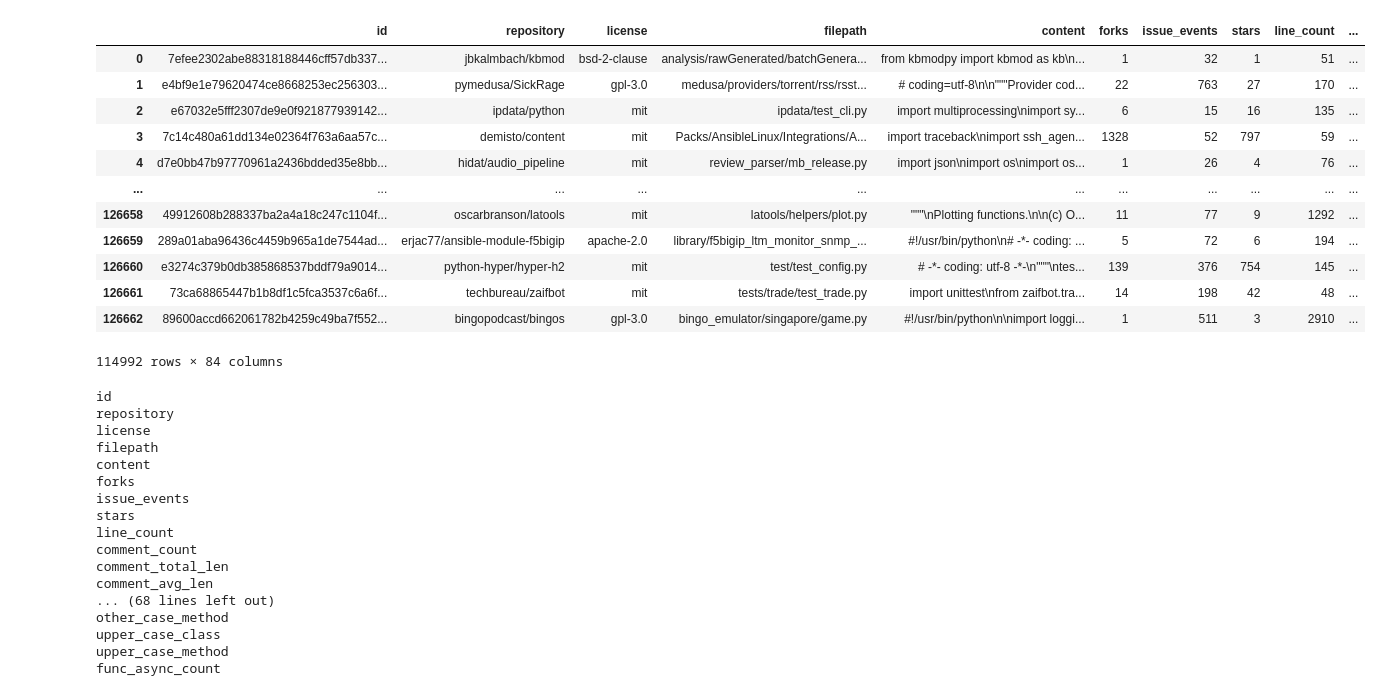
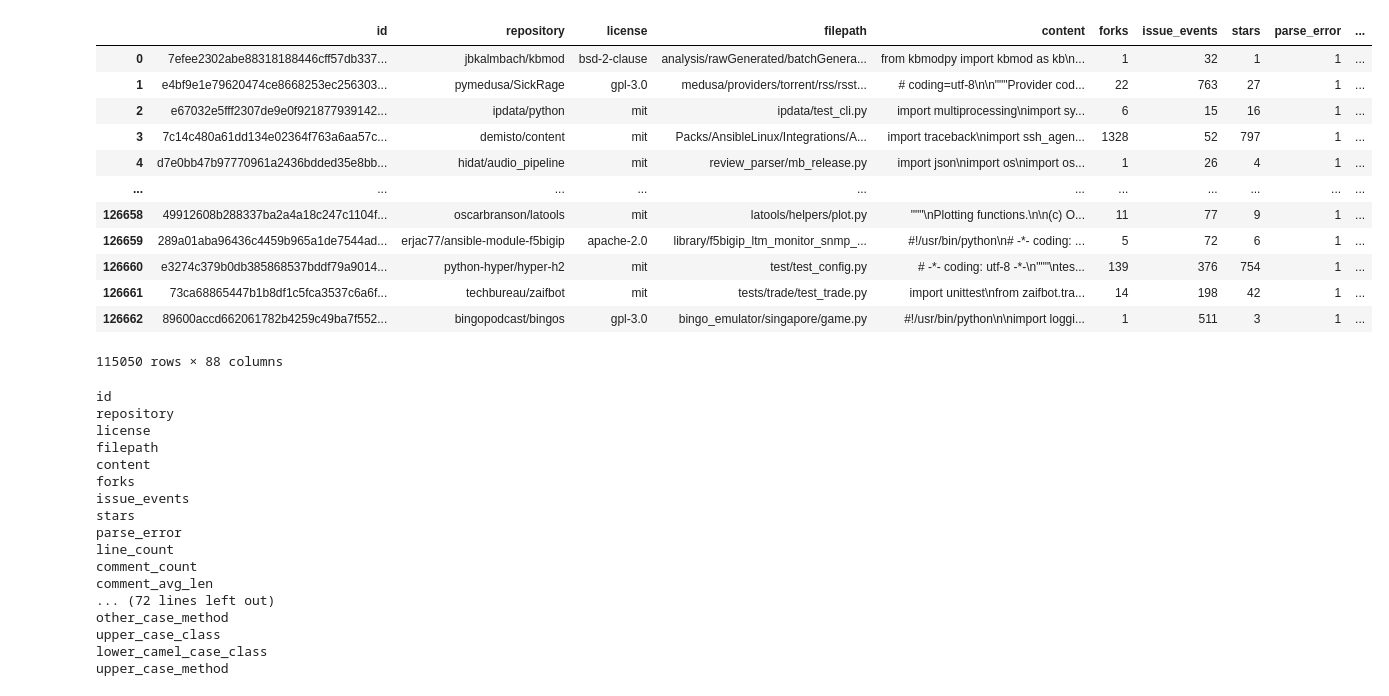
Before and after one commit to tradejack/code-style-probing, a Jupyter notebook: bigquery-extract-metrics.ipynb, the cells around one changed output. Saved outputs shown, nothing was run; the diff lists cells and outputs as text; code cells hidden in the pictures.

Commit message:
full bq pipeline with output for clusterers and plots

```diff
--- a/bigquery-extract-metrics.ipynb
+++ b/bigquery-extract-metrics.ipynb
@@ -13,18 +13,18 @@ from torch.utils.data import Dataset
 # %%
 #change path to big query files as necessary
 #nlp server path: 'code-style-probing/data/BigQuery'
-manifests = os.listdir('data/BigQuery/files')
-#manifests = os.listdir('files')
+manifests = os.listdir('data/BigQuery/files') #data/BigQuery/
 manifests = manifests.remove('cubert_metadata000000000000')
 print ('list of bigquery files:', manifests)
-#script_df = pd.read_csv('data/BigQuery/files/cubert_metadata000000000000') #data/BigQuery/
+script_df = pd.read_csv('data/BigQuery/files/cubert_metadata000000000000')
+
 #smaller test script
-script_df = pd.read_csv('data/BigQuery/files/bq-sample.csv')
+#script_df = pd.read_csv('data/BigQuery/files/bq-sample.csv')
 
 #this is for going through all of the csvs for bigquery pull work in progress
 '''
 for manifest in manifests:
-    temp_df = pd.read_csv(f'files/{manifest}')
+    temp_df = pd.read_csv(f'data/BigQuery/files/{manifest}')
     script_df = pd.concat((script_df, temp_df))
 '''
 
@@ -82,21 +59,26 @@ filenames = script_df['filepath']
 scripts = script_df['content']
 internal_metrics = pd.DataFrame()
 parse_error = []
+metric_dicts = []
 for i in tqdm(range (0, script_count)):
     filename = filenames[i]
     script = scripts[i]
+
     try:
         script_ast = ast.parse(script)
         metrics = extract_metrics(script, script_ast)
-        metric_df = metric_dict_to_df([metrics])
+        metric_dicts.append(metrics)
+        parse_error.append(1)
+        #metric_df = metric_dict_to_df([metrics])
     except:
     # try:
     #     convert_script = func_2to3(script)
     #     script_ast = ast.parse(convert_script)
     # except:
-        metric_df['error'] = True
-    if 'error' in metric_df.keys():
+        metric_dicts.append({})
         parse_error.append(0)
-    else:
-        parse_error.append(1)
-    internal_metrics = internal_metrics.append(metric_df)
+    #internal_metrics = internal_metrics.append( metric_df)
+metric_df = pd.DataFrame.from_records(metric_dicts)
+script_df['parse_error'] = parse_error
+display(metric_df)
+#print (metric_dicts[0])
@@ -119,25 +99,25 @@ display(internal_metrics)
 # %%
 # add internal metrics to df and filter out parse errors
 reset_internal_metrics = internal_metrics.reset_index(drop=True)
-metrics_df = pd.concat([script_df, reset_internal_metrics], axis = 1)
-metrics_df['error'] = parse_error
+metrics_df = pd.concat([script_df, metric_df], axis = 1)
+#metrics_df['error'] = parse_error
 
-clean_metrics_df = metrics_df[metrics_df['error'] == 1]
+clean_metrics_df = metrics_df[metrics_df['parse_error'] == 1]
 display(clean_metrics_df)
 # %% [output]
-|  | id | repository | license | filepath | content | forks | issue_events | stars | line_count | ... |
-| 0 | 7efee2302abe88318188446cff57db337... | jbkalmbach/kbmod | bsd-2-clause | analysis/rawGenerated/batchGenera... | from kbmodpy import kbmod as kb\n... | 1 | 32 | 1 | 51 | ... |
-| 1 | e4bf9e1e79620474ce8668253ec256303... | pymedusa/SickRage | gpl-3.0 | medusa/providers/torrent/rss/rsst... | # coding=utf-8\n\n"""Provider cod... | 22 | 763 | 27 | 170 | ... |
-| 2 | e67032e5fff2307de9e0f921877939142... | ipdata/python | mit | ipdata/test_cli.py | import multiprocessing\nimport sy... | 6 | 15 | 16 | 135 | ... |
-| 3 | 7c14c480a61dd134e02364f763a6aa57c... | demisto/content | mit | Packs/AnsibleLinux/Integrations/A... | import traceback\nimport ssh_agen... | 1328 | 52 | 797 | 59 | ... |
-| 4 | d7e0bb47b97770961a2436bdded35e8bb... | hidat/audio_pipeline | mit | review_parser/mb_release.py | import json\nimport os\nimport os... | 1 | 26 | 4 | 76 | ... |
+|  | id | repository | license | filepath | content | forks | issue_events | stars | parse_error | ... |
+| 0 | 7efee2302abe88318188446cff57db337... | jbkalmbach/kbmod | bsd-2-clause | analysis/rawGenerated/batchGenera... | from kbmodpy import kbmod as kb\n... | 1 | 32 | 1 | 1 | ... |
+| 1 | e4bf9e1e79620474ce8668253ec256303... | pymedusa/SickRage | gpl-3.0 | medusa/providers/torrent/rss/rsst... | # coding=utf-8\n\n"""Provider cod... | 22 | 763 | 27 | 1 | ... |
+| 2 | e67032e5fff2307de9e0f921877939142... | ipdata/python | mit | ipdata/test_cli.py | import multiprocessing\nimport sy... | 6 | 15 | 16 | 1 | ... |
+| 3 | 7c14c480a61dd134e02364f763a6aa57c... | demisto/content | mit | Packs/AnsibleLinux/Integrations/A... | import traceback\nimport ssh_agen... | 1328 | 52 | 797 | 1 | ... |
+| 4 | d7e0bb47b97770961a2436bdded35e8bb... | hidat/audio_pipeline | mit | review_parser/mb_release.py | import json\nimport os\nimport os... | 1 | 26 | 4 | 1 | ... |
 | ... | ... | ... | ... | ... | ... | ... | ... | ... | ... | ... |
-| 126658 | 49912608b288337ba2a4a18c247c1104f... | oscarbranson/latools | mit | latools/helpers/plot.py | """\nPlotting functions.\n\n(c) O... | 11 | 77 | 9 | 1292 | ... |
-| 126659 | 289a01aba96436c4459b965a1de7544ad... | erjac77/ansible-module-f5bigip | apache-2.0 | library/f5bigip_ltm_monitor_snmp_... | #!/usr/bin/python\n# -*- coding: ... | 5 | 72 | 6 | 194 | ... |
-| 126660 | e3274c379b0db385868537bddf79a9014... | python-hyper/hyper-h2 | mit | test/test_config.py | # -*- coding: utf-8 -*-\n"""\ntes... | 139 | 376 | 754 | 145 | ... |
-| 126661 | 73ca68865447b1b8df1c5fca3537c6a6f... | techbureau/zaifbot | mit | tests/trade/test_trade.py | import unittest\nfrom zaifbot.tra... | 14 | 198 | 42 | 48 | ... |
-| 126662 | 89600accd662061782b4259c49ba7f552... | bingopodcast/bingos | gpl-3.0 | bingo_emulator/singapore/game.py | #!/usr/bin/python\n\nimport loggi... | 1 | 511 | 3 | 2910 | ... |
+| 126658 | 49912608b288337ba2a4a18c247c1104f... | oscarbranson/latools | mit | latools/helpers/plot.py | """\nPlotting functions.\n\n(c) O... | 11 | 77 | 9 | 1 | ... |
+| 126659 | 289a01aba96436c4459b965a1de7544ad... | erjac77/ansible-module-f5bigip | apache-2.0 | library/f5bigip_ltm_monitor_snmp_... | #!/usr/bin/python\n# -*- coding: ... | 5 | 72 | 6 | 1 | ... |
+| 126660 | e3274c379b0db385868537bddf79a9014... | python-hyper/hyper-h2 | mit | test/test_config.py | # -*- coding: utf-8 -*-\n"""\ntes... | 139 | 376 | 754 | 1 | ... |
+| 126661 | 73ca68865447b1b8df1c5fca3537c6a6f... | techbureau/zaifbot | mit | tests/trade/test_trade.py | import unittest\nfrom zaifbot.tra... | 14 | 198 | 42 | 1 | ... |
+| 126662 | 89600accd662061782b4259c49ba7f552... | bingopodcast/bingos | gpl-3.0 | bingo_emulator/singapore/game.py | #!/usr/bin/python\n\nimport loggi... | 1 | 511 | 3 | 1 | ... |
-114992 rows × 84 columns
+115050 rows × 88 columns
 # %%
 for key in clean_metrics_df.keys():
     print(key)
@@ -150,14 +130,14 @@ content
 forks
 issue_events
 stars
+parse_error
 line_count
 comment_count
-comment_total_len
 comment_avg_len
-... (68 lines left out)
+... (72 lines left out)
 other_case_method
 upper_case_class
+lower_camel_case_class
 upper_case_method
-func_async_count
 # %%
 #internal metrics are generated now and everything is stored in dataframe should be ready for clustering
```
Also changed, not shown: parts of 12 cells of this notebook.
